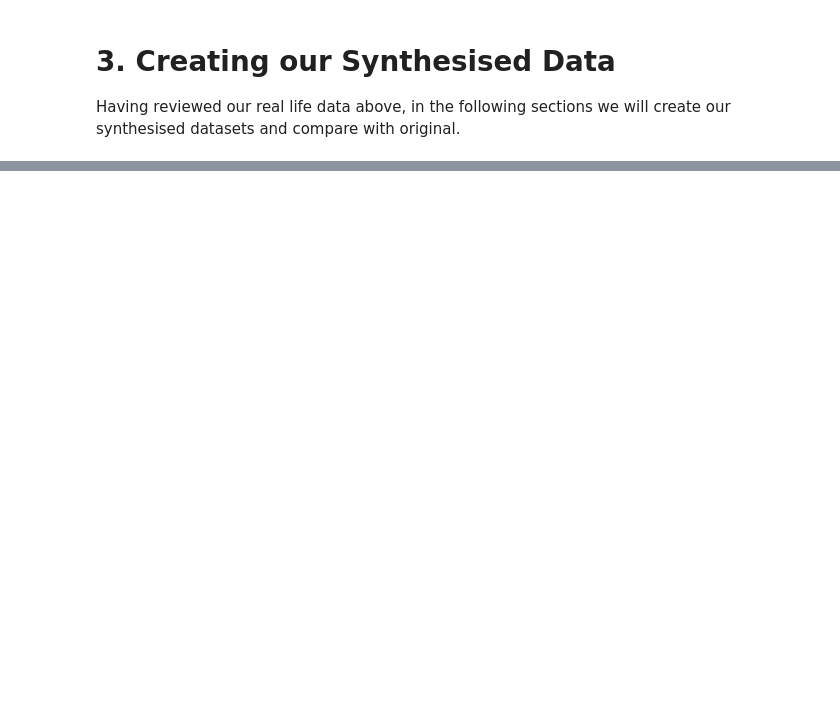
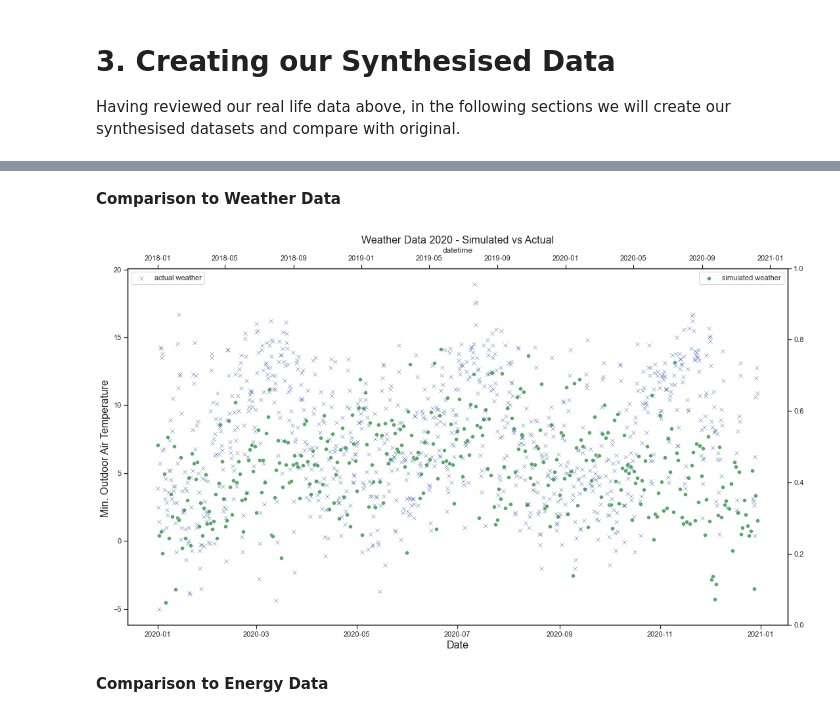
Before and after one commit to Keitho08/Prog_for_data_analyis_project_2020, a Jupyter notebook: Programming_for_Data_Analysis_Project_2020.ipynb, the cells around one changed output, grey strips where cells are left out. Cells and saved outputs as stored; diff of their text form; code cells hidden in the pictures; blank space fills up the shorter version.

```diff
--- a/Programming_for_Data_Analysis_Project_2020.ipynb
+++ b/Programming_for_Data_Analysis_Project_2020.ipynb
@@ -196,0 +296,22 @@ plt.show()
+# %% [markdown]
+**Comparison to Weather Data**
+# %%
+#Create combo chart
+fig, ax1 = plt.subplots(figsize=(18,10))
+#line plot creation
+ax1.set_title('Weather Data 2020 - Simulated vs Actual', fontsize=16)
+ax1.set_xlabel('Date', fontsize=16)
+ax1.set_ylabel('Min. Outdoor Air Temperature ', fontsize=16)
+ax1 = sns.scatterplot(x='Date', y='MinTp', data=syn2020MintpData[0:], color='g', label='simulated weather')
+#specify we want to share the same x-axis
+ax2 = ax1.twinx()
+ax2 = ax1.twiny()
+#line plot creation
+ax2 = sns.scatterplot(x='datetime', y='mintp', data=CombinedData[0:], color='b', marker="x", label='actual weather')
+#show plot
+plt.legend(loc='upper left')
+plt.show()
+# %% [output]
+[figure, added]
+# %% [markdown]
+**Comparison to Energy Data**
```
Also changed, not shown: parts of 37 cells of this notebook.
